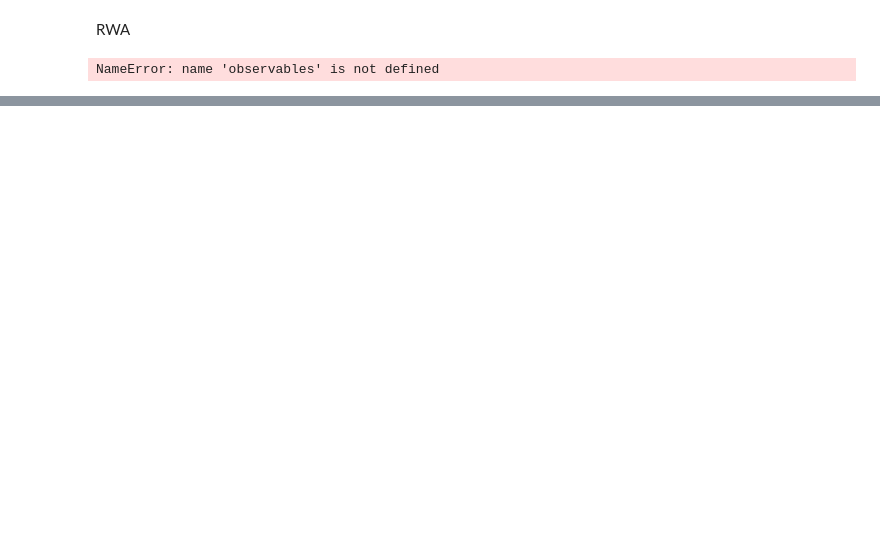
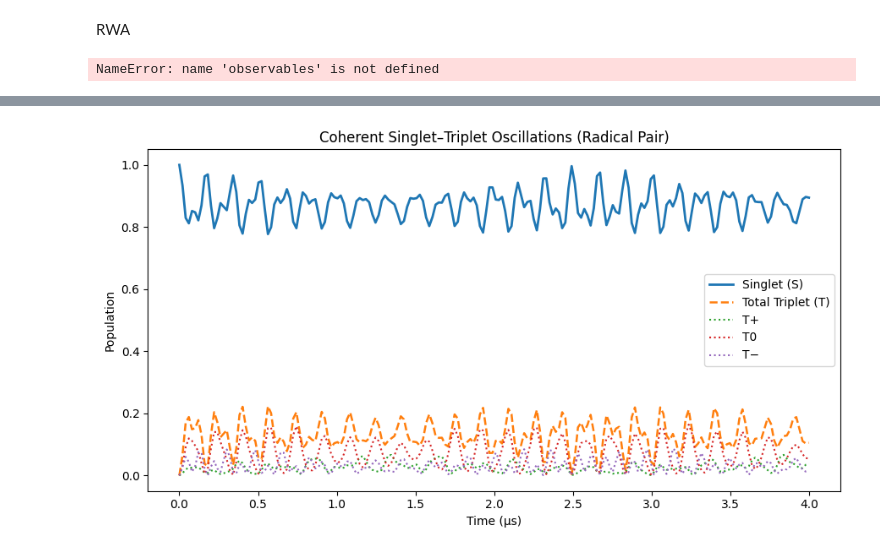
Before and after one commit to shreyasat27/molecularspinqubit_computationalpipeline, a Jupyter notebook: rabiresonance.ipynb, the cells around one changed output, grey strips where cells are left out. Saved outputs shown, nothing was run; the diff lists cells and outputs as text; code cells hidden in the pictures; blank space fills up the shorter version.

```diff
--- a/rabiresonance.ipynb
+++ b/rabiresonance.ipynb
@@ -791,0 +1007,97 @@ Drive amplitude = 1.0 mT
+# %%
+import numpy as np
+import matplotlib.pyplot as plt
+from qutip import *
+
+# ---------- Constants ----------
+mu_B = 9.2740100783e-24   # J/T
+hbar = 1.054571817e-34    # J*s
+g_e = 2.0023
+
+# ---------- Parameters ----------
+B = 50e-6  # Tesla (Earth-like field)
+A1_MHz = np.array([0.5, 0.5, 0.5])   # hyperfine coupling for nucleus 1 (MHz)
+A2_MHz = np.array([1.0, 1.0, 1.0])   # hyperfine coupling for nucleus 2 (MHz)
+MHz_to_rad = 2 * np.pi * 1e6
+A1 = A1_MHz * MHz_to_rad
+A2 = A2_MHz * MHz_to_rad
+J_MHz = -1.396                    # MHz exchange coupling
+J = J_MHz * MHz_to_rad
+
+# ---------- Spin operators (Hilbert space: e1, e2, n1, n2) ----------
+sx_e1 = tensor(sigmax(), qeye(2), qeye(2), qeye(2))
+sy_e1 = tensor(sigmay(), qeye(2), qeye(2), qeye(2))
+sz_e1 = tensor(sigmaz(), qeye(2), qeye(2), qeye(2))
+
+sx_e2 = tensor(qeye(2), sigmax(), qeye(2), qeye(2))
+sy_e2 = tensor(qeye(2), sigmay(), qeye(2), qeye(2))
+sz_e2 = tensor(qeye(2), sigmaz(), qeye(2), qeye(2))
+
+sx_n1 = tensor(qeye(2), qeye(2), sigmax(), qeye(2))
+sy_n1 = tensor(qeye(2), qeye(2), sigmay(), qeye(2))
+sz_n1 = tensor(qeye(2), qeye(2), sigmaz(), qeye(2))
+
+sx_n2 = tensor(qeye(2), qeye(2), qeye(2), sigmax())
+sy_n2 = tensor(qeye(2), qeye(2), qeye(2), sigmay())
+sz_n2 = tensor(qeye(2), qeye(2), qeye(2), sigmaz())
+
+# ---------- Hamiltonian ----------
+omega_e = (g_e * mu_B * B) / hbar   # Zeeman frequency (rad/s)
+H_Z = omega_e * (sz_e1 + sz_e2)
+H_HF = (A1[0]*sx_e1*sx_n1 + A1[1]*sy_e1*sy_n1 + A1[2]*sz_e1*sz_n1
+       + A2[0]*sx_e2*sx_n2 + A2[1]*sy_e2*sy_n2 + A2[2]*sz_e2*sz_n2)
+H_J = J * (sx_e1*sx_e2 + sy_e1*sy_e2 + sz_e1*sz_e2)
+H = H_Z + H_HF + H_J
+
+# ---------- Initial state (singlet × nuclear state) ----------
+singlet_elec = (tensor(basis(2,0), basis(2,1)) - tensor(basis(2,1), basis(2,0))).unit()
+psi_nuc = tensor(basis(2,0), basis(2,1))  # example nuclear state
+psi0 = tensor(singlet_elec, psi_nuc)
+
+
+# ---------- Define projectors ----------
+# Singlet
+P_S_elec = ket2dm(singlet_elec)
+P_S_full = tensor(P_S_elec, qeye(2), qeye(2))
+
+# Total triplet = identity (2⊗2) - singlet
+P_T_elec = tensor(qeye(2), qeye(2)) - P_S_elec
+P_T_full = tensor(P_T_elec, qeye(2), qeye(2))
+
+# Individual triplet sublevels (optional)
+T_plus  = tensor(basis(2,0), basis(2,0))
+T_minus = tensor(basis(2,1), basis(2,1))
+T_zero  = (tensor(basis(2,0), basis(2,1)) + tensor(basis(2,1), basis(2,0))).unit()
+
+P_Tp_full = tensor(ket2dm(T_plus), qeye(2), qeye(2))
+P_T0_full = tensor(ket2dm(T_zero), qeye(2), qeye(2))
+P_Tm_full = tensor(ket2dm(T_minus), qeye(2), qeye(2))
+
+# ---------- Time evolution ----------
+tlist = np.linspace(0, 4e-6, 200)  # 0–4 µs
+
+options = Options(nsteps=10000, atol=1e-8, rtol=1e-6)
+
+# Solve for all projectors
+result = sesolve(H, psi0, tlist, [P_S_full, P_T_full, P_Tp_full, P_T0_full, P_Tm_full], options=options)
+
+# ---------- Plot ----------
+plt.figure(figsize=(9,5))
+plt.plot(tlist*1e6, result.expect[0], label='Singlet (S)', lw=2)
+plt.plot(tlist*1e6, result.expect[1], '--', label='Total Triplet (T)', lw=1.8)
+plt.plot(tlist*1e6, result.expect[2], ':', label='T+', lw=1.5)
+plt.plot(tlist*1e6, result.expect[3], ':', label='T0', lw=1.5)
+plt.plot(tlist*1e6, result.expect[4], ':', label='T−', lw=1.5)
+plt.xlabel('Time (µs)')
+plt.ylabel('Population')
+plt.title('Coherent Singlet–Triplet Oscillations (Radical Pair)')
+plt.legend()
+plt.tight_layout()
+plt.show()
+
+# ---------- Print key frequencies ----------
+print(f"ω_e = {omega_e:.3e} rad/s")
+print(f"J = {J:.3e} rad/s")
+print(f"A1_z = {A1[2]:.3e} rad/s")
+# %% [output]
+[figure, added]
```
Also changed, not shown: parts of 13 cells of this notebook.
